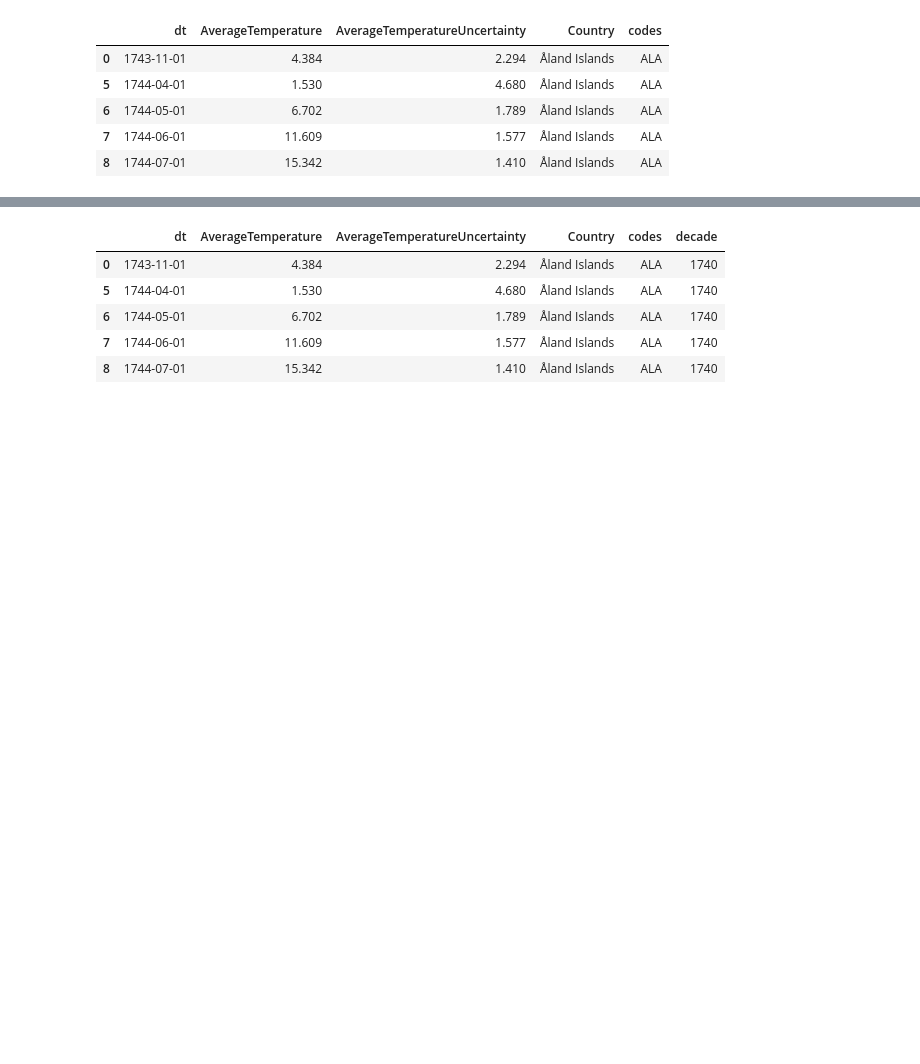
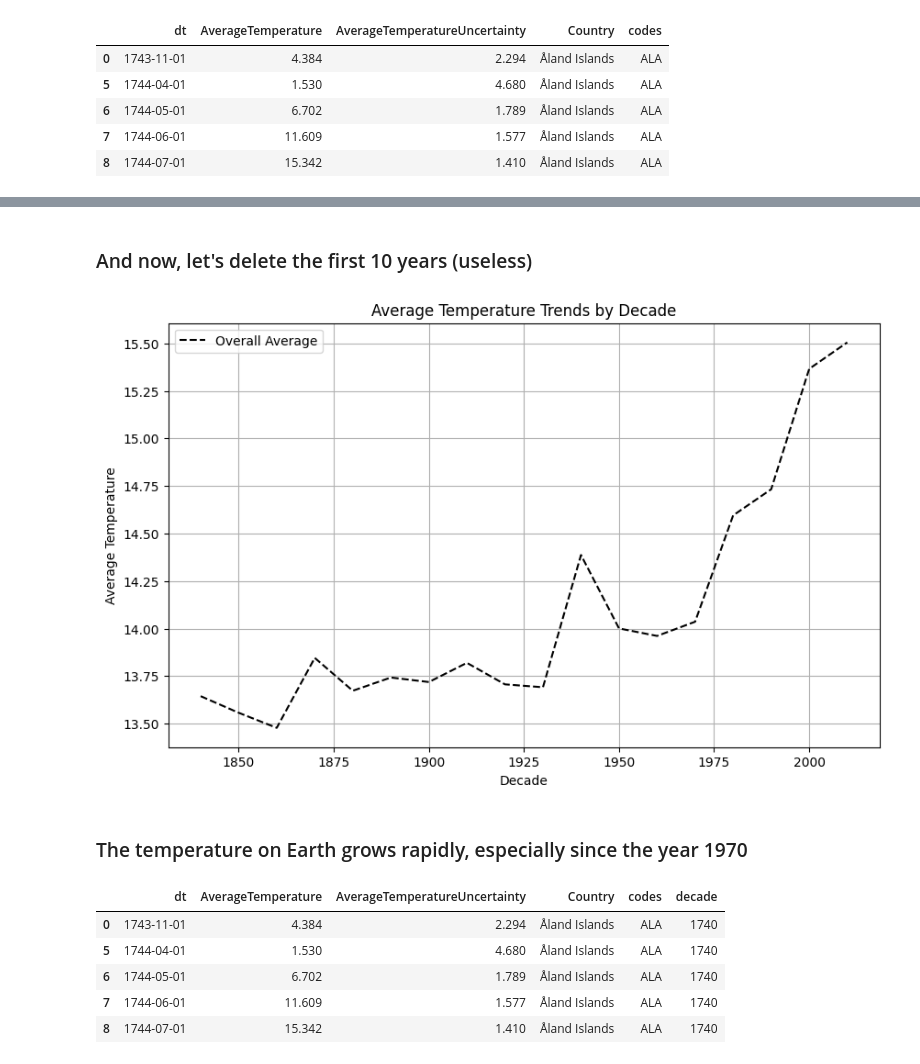
Before and after one commit to juliuszciazynski/Portfolio, a Jupyter notebook: Global_Warming/global_warming_analysis.ipynb, the cells around one changed output, grey strips where cells are left out. Saved outputs shown, nothing was run; the diff lists cells and outputs as text; code cells hidden in the pictures; blank space fills up the shorter version.

```diff
--- a/Global_Warming/global_warming_analysis.ipynb
+++ b/Global_Warming/global_warming_analysis.ipynb
@@ -190,3 +232,19 @@ plt.show()
+# %% [markdown]
+### And now, let's delete the first 10 years (useless)
+# %%
+overall_avg_temp = overall_avg_temp.iloc[1:]
+plt.figure(figsize=(10, 6))
+plt.plot(overall_avg_temp.index, overall_avg_temp, label='Overall Average', color='black', linestyle='--')
+plt.title('Average Temperature Trends by Decade')
+plt.xlabel('Decade')
+plt.ylabel('Average Temperature')
+plt.legend()
+plt.grid(True)
+plt.show()
+# %% [output]
+[figure, added]
+# %% [markdown]
+### The temperature on Earth grows rapidly, especially since the year 1970
 # %%
 df.head()
 # %% [output]
```
Also changed, not shown: parts of 21 cells of this notebook.
